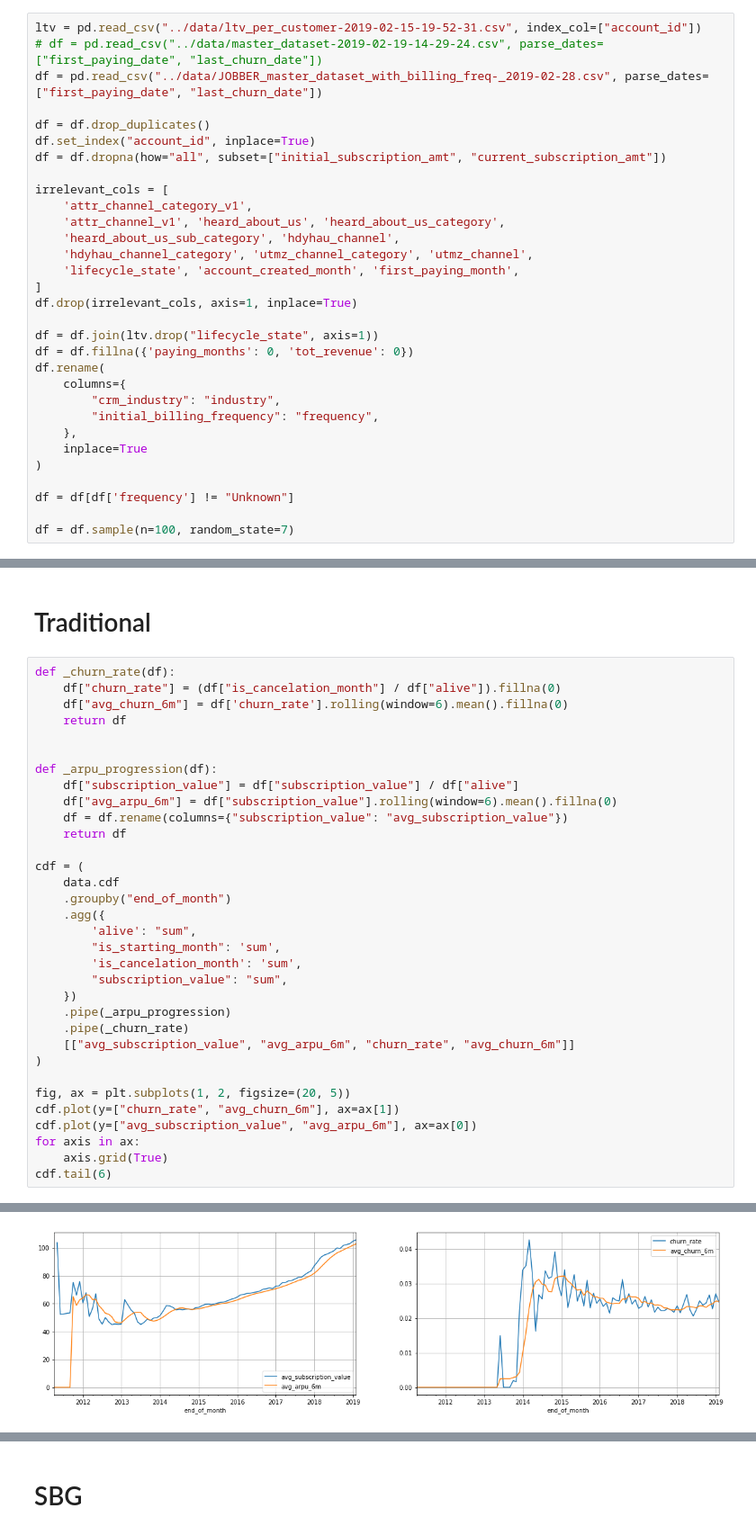
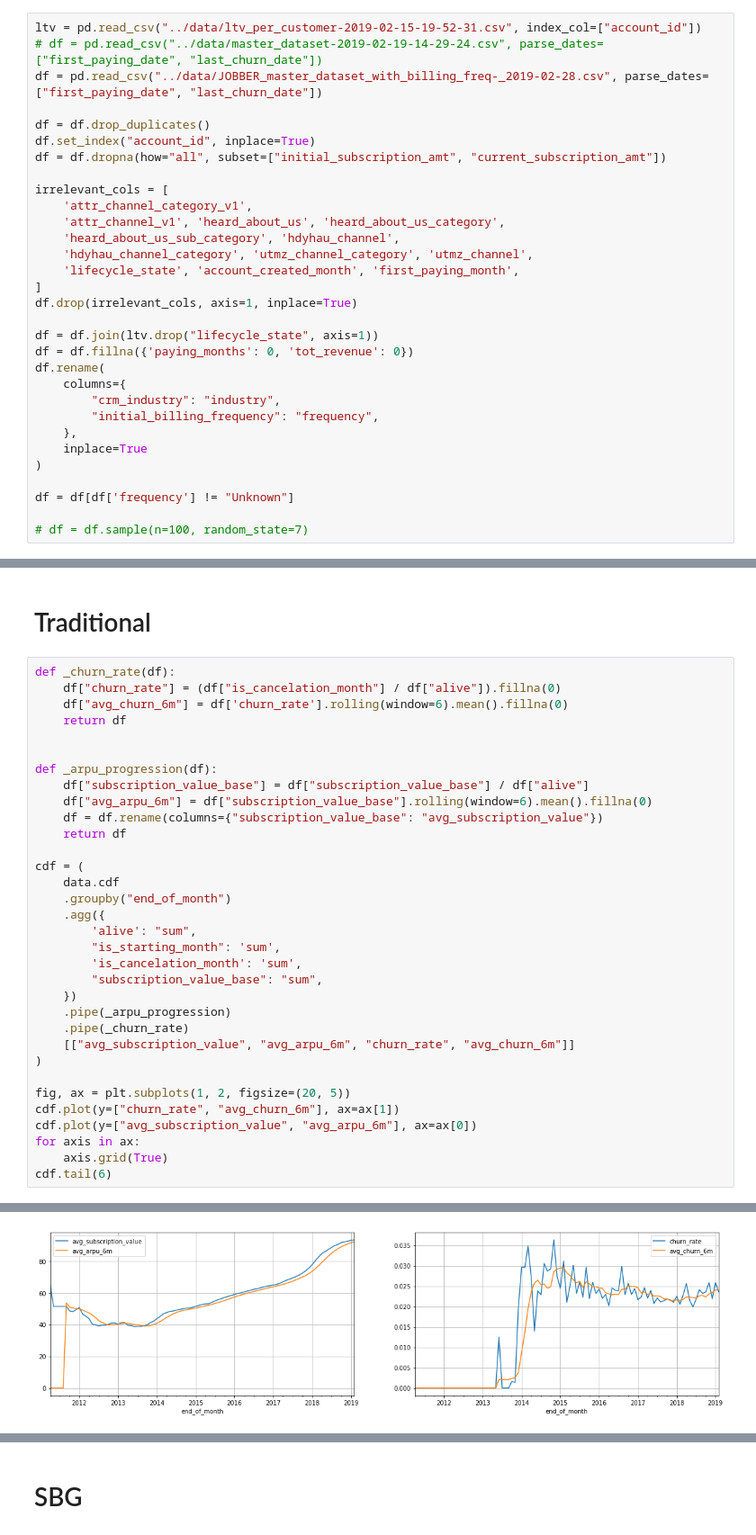
Before and after one commit to fmfn/ShiftedBetaGeometric, a Jupyter notebook: notebooks/facts.ipynb, the cells around one changed output, grey strips where cells are left out. Shown: that part at 90% size. Drawn from its saved outputs; the diff is of its cells as text.

```diff
--- a/notebooks/facts.ipynb
+++ b/notebooks/facts.ipynb
@@ -71,4 +71,4 @@ df.rename(
 
 df = df[df['frequency'] != "Unknown"]
 
-df = df.sample(n=100, random_state=7)
+# df = df.sample(n=100, random_state=7)
@@ -190,9 +170,9 @@ def _churn_rate(df):
 
 
 def _arpu_progression(df):
-    df["subscription_value"] = df["subscription_value"] / df["alive"]
-    df["avg_arpu_6m"] = df["subscription_value"].rolling(window=6).mean().fillna(0)
-    df = df.rename(columns={"subscription_value": "avg_subscription_value"})
+    df["subscription_value_base"] = df["subscription_value_base"] / df["alive"]
+    df["avg_arpu_6m"] = df["subscription_value_base"].rolling(window=6).mean().fillna(0)
+    df = df.rename(columns={"subscription_value_base": "avg_subscription_value"})
     return df
 
 cdf = (
@@ -202,7 +182,7 @@ cdf = (
         'alive': "sum",
         "is_starting_month": 'sum',
         'is_cancelation_month': 'sum',
-        "subscription_value": "sum",
+        "subscription_value_base": "sum",
     })
     .pipe(_arpu_progression)
     .pipe(_churn_rate)
@@ -227,2 +207,2 @@ cdf.tail(6)
-[figure, old version]
+[figure, new version]
 # %%
```
Also changed, not shown: parts of 23 cells of this notebook, 7 other files.
